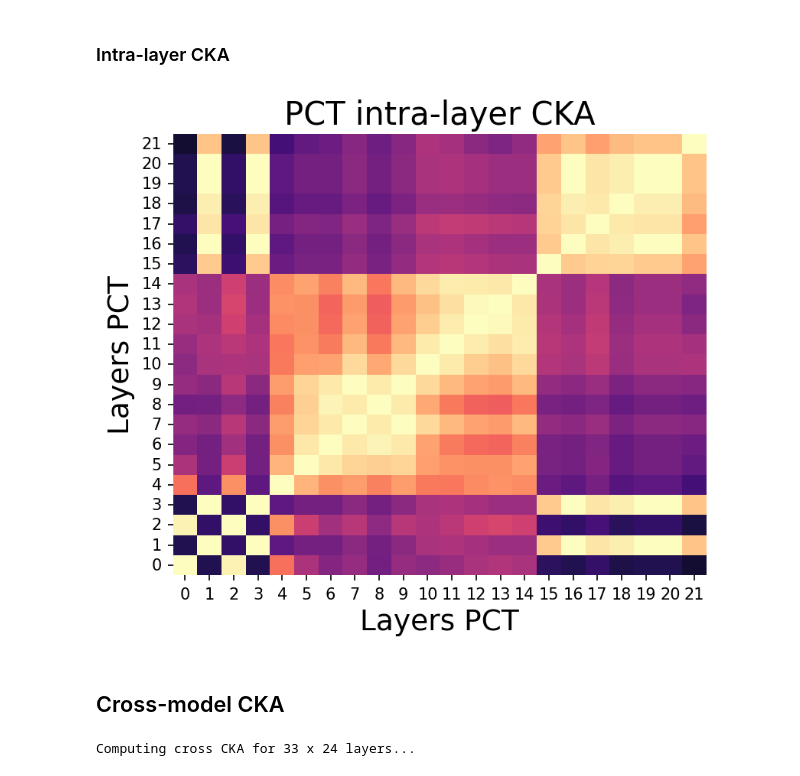
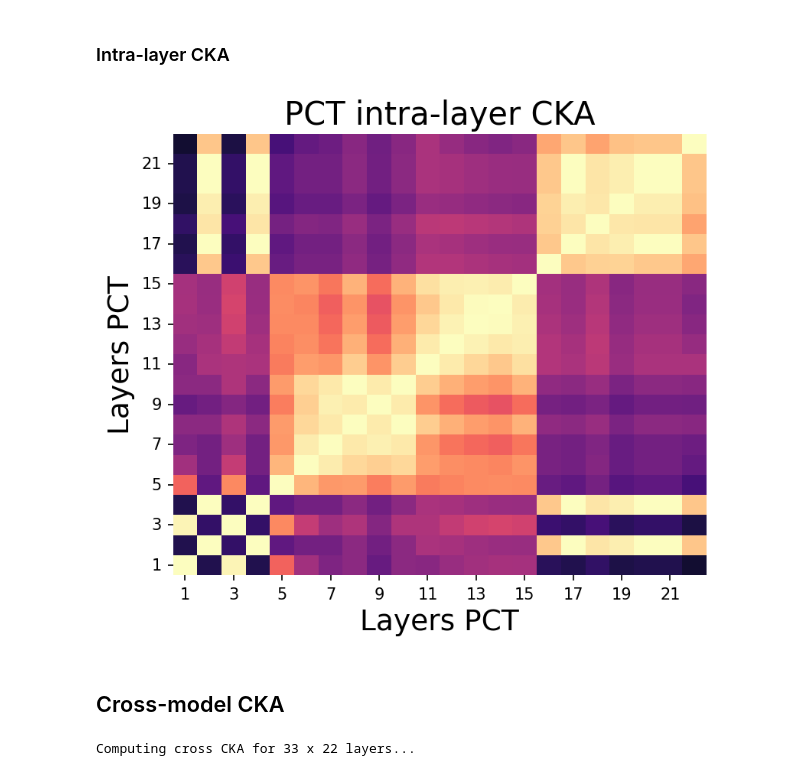
Before and after one commit to DavidClaszen/pointcloud-bench, a Jupyter notebook: colab/CKA_analysis.ipynb, the cells around one changed output. Cells and saved outputs as stored; diff of their text form; code cells hidden in the pictures.

Commit message:
Fixing visualization

```diff
--- a/colab/CKA_analysis.ipynb
+++ b/colab/CKA_analysis.ipynb
@@ -215,21 +215,28 @@ def compute_cka_cross(features1: list, features2: list, device: torch.device) ->
 
     return cka_score
 
-def print_samples_and_memory(features):
-  print("Total number of activation samples:", features[0].shape[0])
-  print("Number of activation samples per layer:")
+def print_layer_details(features, layers, layer_names):
   total_size_bytes = 0.0
+  count_samples = features[0].shape[0]
+  print("Total number of activation samples:", count_samples)
+  print("Layer #, module, name, activations/sample, size/sample")
   for i, feat in enumerate(features):
       size_bytes = feat.shape[0] * feat.shape[1] * feat.dtype.itemsize
       total_size_bytes += size_bytes
-      print(f"Layer {i+1}: {feat.shape[0]} samples, {feat.shape[1]} features, total of {(size_bytes /  (1024**2)):.6f} MB")
-  print(f"Total size of all activations: {(total_size_bytes /  (1024**2)):.2f} MB")
+      print(f"{i+1}, {layers[i].__class__.__name__}, {layer_names[i]}, {feat.shape[1] / count_samples}, {(size_bytes / count_samples /  (1024)):.2f} KB")
+  print(f"Total size of all activations: {(total_size_bytes / count_samples / 1024.0):.2f} KB")
 
 def viz_cka_matrix(cka_matrix, tick_interval=5, xylabel='Layers', title=''):
     fig, ax = plt.subplots(figsize=(6, 5), dpi=150)
     ax = sns.heatmap(cka_matrix,
                 cmap='magma', annot=False, ax=ax, vmin=0.0, vmax=1.0, cbar=False)
     ax.set_title(title, fontsize=20)
+    labels = np.arange(1, cka_matrix.shape[0] + 1, tick_interval)
+    ticks = labels - 0.5
+    ax.set_xticks(ticks)
+    ax.set_xticklabels(labels)
+    ax.set_yticks(ticks)
+    ax.set_yticklabels(labels)
     ax.set_xlabel(xylabel, fontsize=18)
     ax.set_ylabel(xylabel, fontsize=18)
     ax.invert_yaxis()  # So that first layer is at the bottom
@@ -440,3 +429,0 @@ Model has 33 1st-order network layer
-# %%
-for i, layer in enumerate(layers_ord_papnet):
-  print(f"Layer {i+1}: {layer.__class__.__name__} ({layers_names_papnet[i]})")
@@ -533,8 +502,9 @@ with initialize_config_dir(config_dir=config_dir, version_base="1.2"):
         config_name="cls",
         overrides=[
             f"data_path={REPO_PATH}/datasets/partialmodelnet40/",
-            f"checkpoint_path={checkpoints_folder_path}/pct_p50.pth",
-            "use_papnet_loader=true"
+            f"checkpoint_path={checkpoints_folder_path}/pct-p_p50.pth",
+            "use_papnet_loader=true",
+            "model.name=Patch"
         ],
     )
 
@@ -798,18 +747,18 @@ np.savetxt(os.path.join(output_path, "cka", "cka_matrix_pct.csv"), cka_matrix_pc
 ### Intra-layer CKA
 # %%
 fig, ax = viz_cka_matrix(cka_matrix_pct,
-                         tick_interval=5,
+                         tick_interval=2,
                          xylabel='Layers PCT', title='PCT intra-layer CKA')
 # save graph
 fig.savefig(os.path.join(output_path  , "cka", "cka_pct.svg"), bbox_inches='tight')
 # %% [output]
-[figure, old version]
+[figure, new version]
 # %% [markdown]
 ## Cross-model CKA
 # %%
 cka_matrix_cross = compute_cka_cross(features_papnet, features_pct, device)
 # %% [output]
-Computing cross CKA for 33 x 24 layers...
+Computing cross CKA for 33 x 22 layers...
 # %%
 np.save(os.path.join(output_path, "cka", "cka_cross.npy"), cka_matrix_cross)
 np.savetxt(os.path.join(output_path, "cka", "cka_cross.csv"), cka_matrix_cross, delimiter=",")
```
Also changed, not shown: parts of 15 cells of this notebook.
